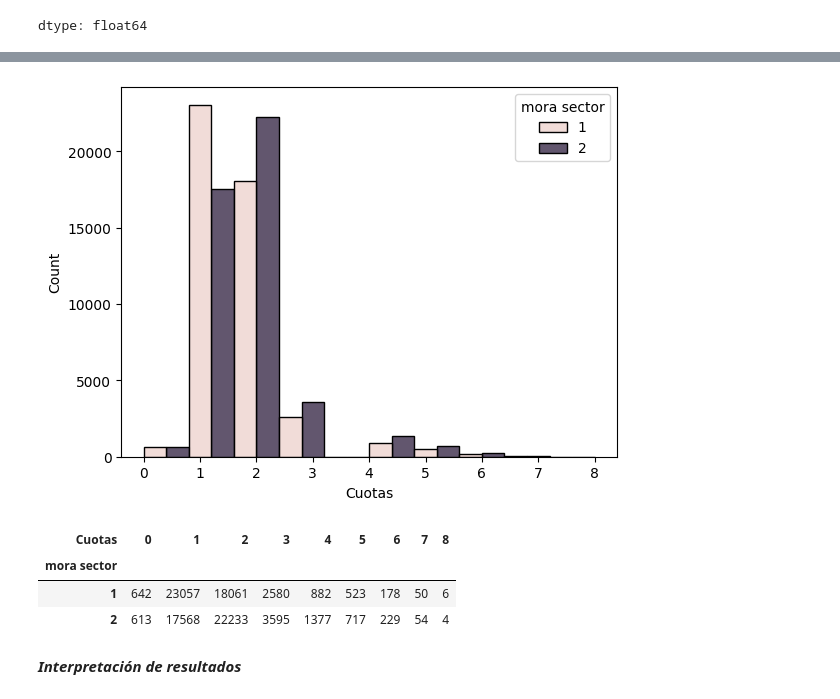
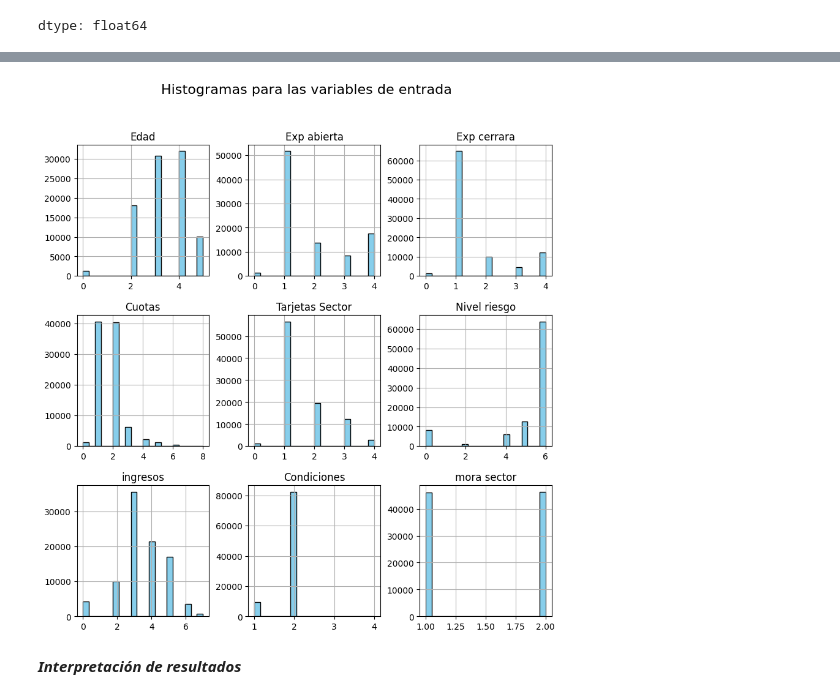
Before and after one commit to jjcuervo/Curso_introduccion, a Jupyter notebook: Taller_1,_2_y_3_Análisis_de_Datos.ipynb, the cells around one changed output, grey strips where cells are left out. Cells and saved outputs as stored; diff of their text form; code cells hidden in the pictures.

```diff
--- a/Taller_1,_2_y_3_Análisis_de_Datos.ipynb
+++ b/Taller_1,_2_y_3_Análisis_de_Datos.ipynb
@@ -238,18 +424,17 @@ plt.show()
-# %%
-## Histograma comparativo
-
-sns.histplot(df, x="Cuotas", hue="mora sector", multiple="dodge",bins = 10)
-plt.show()
-# %% [output]
-[figure, removed]
-# %%
-### Frecuencias cruzadas
-pd.crosstab(df["mora sector"],df["Cuotas"])
-# %% [output]
-| Cuotas | 0 | 1 | 2 | 3 | 4 | 5 | 6 | 7 | 8 |
-| mora sector |  |  |  |  |  |  |  |  |  |
-| 1 | 642 | 23057 | 18061 | 2580 | 882 | 523 | 178 | 50 | 6 |
-| 2 | 613 | 17568 | 22233 | 3595 | 1377 | 717 | 229 | 54 | 4 |
+# %%
+# VER HISTOGRAMAS
+
+df.drop('mora solicitud', axis=1).hist(
+    figsize=(10,10),    # tamaño de la figura
+    bins=20,            # número de bins (puedes ajustarlo)
+    color="skyblue",    # color de las barras
+    edgecolor="black"   # borde de las barras
+)
+
+plt.suptitle("Histogramas para las variables de entrada", fontsize=16)
+plt.show()
+# %% [output]
+[figure, added]
 # %% [markdown]
 ***Interpretación de resultados***
 # %% [markdown]
```
Also changed, not shown: parts of 25 cells of this notebook.
